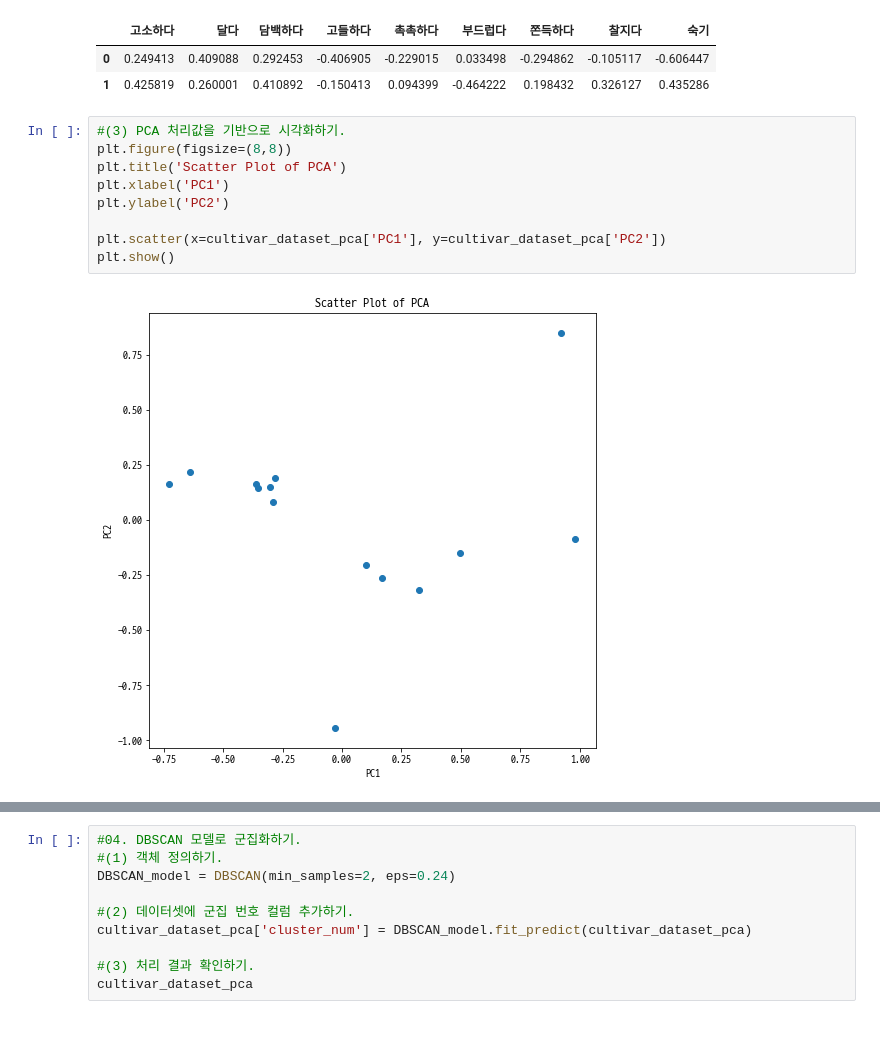
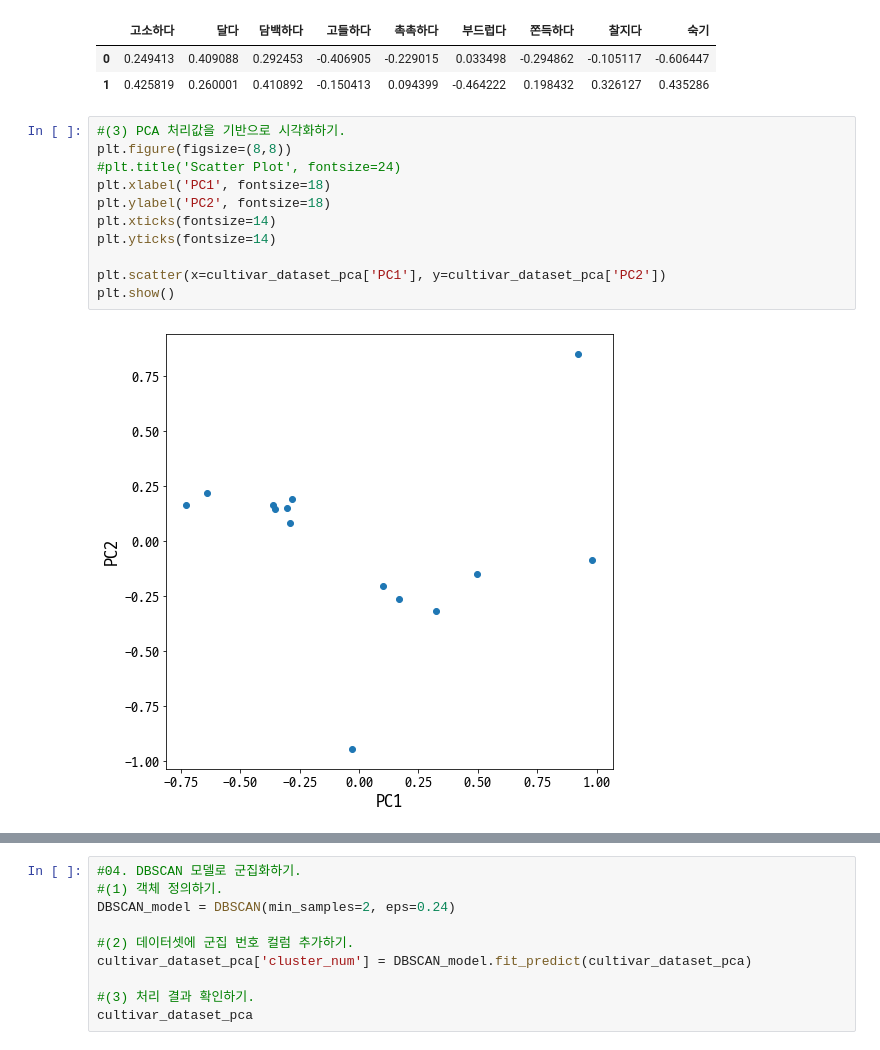
Before and after one commit to csh01470/TIL_Python, a Jupyter notebook: Script/20210825_01.ipynb, the cells around one changed output, grey strips where cells are left out. Cells and saved outputs as stored; diff of their text form.

```diff
--- a/Script/20210825_01.ipynb
+++ b/Script/20210825_01.ipynb
@@ -94,14 +94,16 @@ pca_component
 # %%
 #(3) PCA 처리값을 기반으로 시각화하기.
 plt.figure(figsize=(8,8))
-plt.title('Scatter Plot of PCA')
-plt.xlabel('PC1')
-plt.ylabel('PC2')
+#plt.title('Scatter Plot', fontsize=24)
+plt.xlabel('PC1', fontsize=18)
+plt.ylabel('PC2', fontsize=18)
+plt.xticks(fontsize=14)
+plt.yticks(fontsize=14)
 
 plt.scatter(x=cultivar_dataset_pca['PC1'], y=cultivar_dataset_pca['PC2'])
 plt.show()
 # %% [output]
-[figure, old version]
+[figure, new version]
 # %%
 #03. 최적의 Eps 값 파악하기.
 #(1) 객체 정의하기.
```
Also changed, not shown: parts of 2 cells of this notebook, 3 other files.
